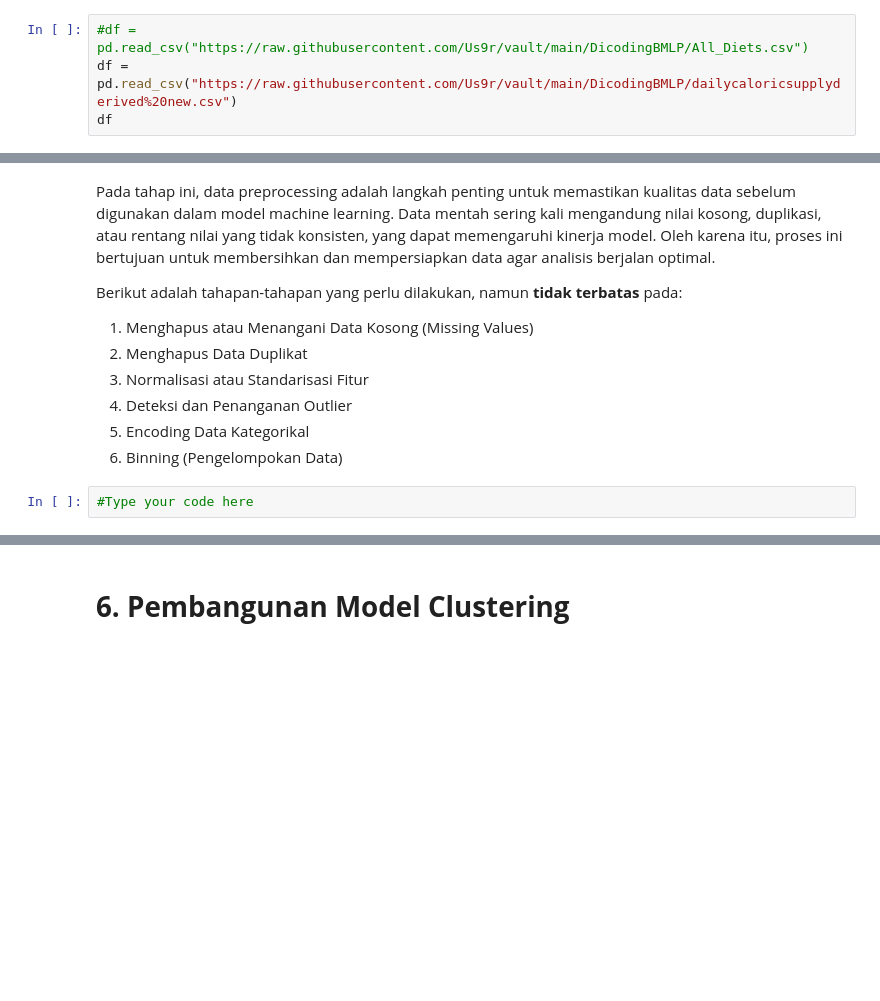
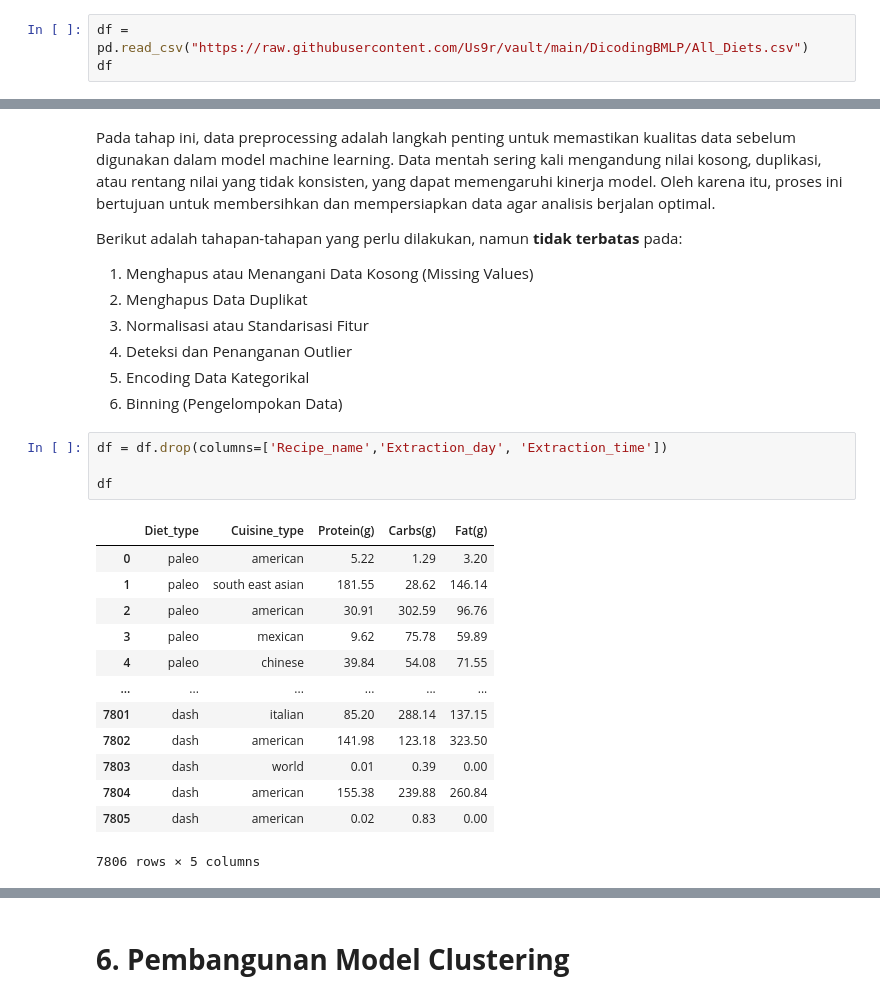
Before and after one commit to Us9r/DicodingBMLP, a Jupyter notebook: [Clustering]_Submission_Akhir_BMLP_Us9r.ipynb, the cells around one changed output, grey strips where cells are left out. Cells and saved outputs as stored; diff of their text form; blank space fills up the shorter version.

```diff
--- a/[Clustering]_Submission_Akhir_BMLP_Us9r.ipynb
+++ b/[Clustering]_Submission_Akhir_BMLP_Us9r.ipynb
@@ -34,8 +52,7 @@ Pada tahap ini, Anda perlu memuat dataset ke dalam notebook. Jika dataset dalam
 
 Jika dataset berada di Google Drive, pastikan Anda menghubungkan Google Drive ke Colab terlebih dahulu. Setelah dataset berhasil dimuat, langkah berikutnya adalah memeriksa kesesuaian data dan siap untuk dianalisis lebih lanjut.
 # %%
-#df = pd.read_csv("https://raw.githubusercontent.com/Us9r/vault/main/DicodingBMLP/All_Diets.csv")
-df = pd.read_csv("https://raw.githubusercontent.com/Us9r/vault/main/DicodingBMLP/dailycaloricsupplyderived%20new.csv")
+df = pd.read_csv("https://raw.githubusercontent.com/Us9r/vault/main/DicodingBMLP/All_Diets.csv")
 df
 # %% [output]
 |  | Diet_type | Recipe_name | Cuisine_type | Protein(g) | Carbs(g) | Fat(g) | Extraction_day | Extraction_time |
@@ -104,5 +142,21 @@ Berikut adalah tahapan-tahapan yang perlu dilakukan, namun **tidak terbatas** pa
 4. Deteksi dan Penanganan Outlier
 5. Encoding Data Kategorikal
 6. Binning (Pengelompokan Data)
-# %%
-#Type your code here
+# %%
+df = df.drop(columns=['Recipe_name','Extraction_day', 'Extraction_time'])
+
+df
+# %% [output]
+|  | Diet_type | Cuisine_type | Protein(g) | Carbs(g) | Fat(g) |
+| 0 | paleo | american | 5.22 | 1.29 | 3.20 |
+| 1 | paleo | south east asian | 181.55 | 28.62 | 146.14 |
+| 2 | paleo | american | 30.91 | 302.59 | 96.76 |
+| 3 | paleo | mexican | 9.62 | 75.78 | 59.89 |
+| 4 | paleo | chinese | 39.84 | 54.08 | 71.55 |
+| ... | ... | ... | ... | ... | ... |
+| 7801 | dash | italian | 85.20 | 288.14 | 137.15 |
+| 7802 | dash | american | 141.98 | 123.18 | 323.50 |
+| 7803 | dash | world | 0.01 | 0.39 | 0.00 |
+| 7804 | dash | american | 155.38 | 239.88 | 260.84 |
+| 7805 | dash | american | 0.02 | 0.83 | 0.00 |
+7806 rows × 5 columns
```
Also changed, not shown: parts of 11 cells of this notebook.
